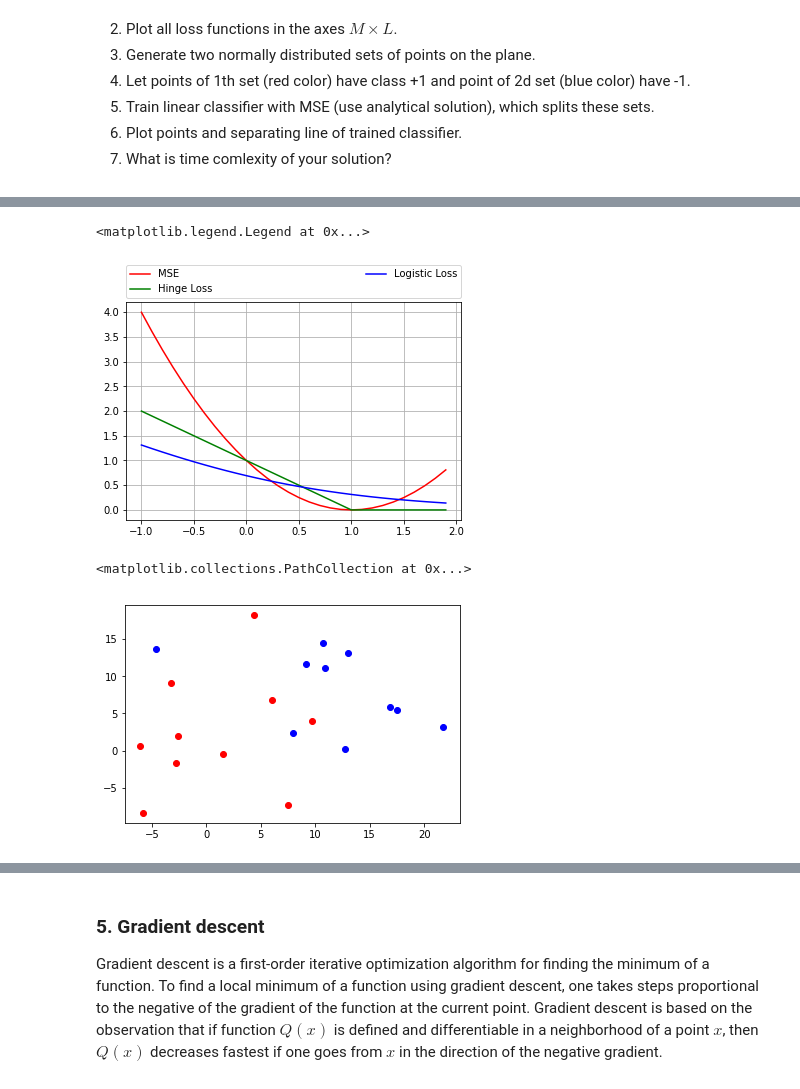
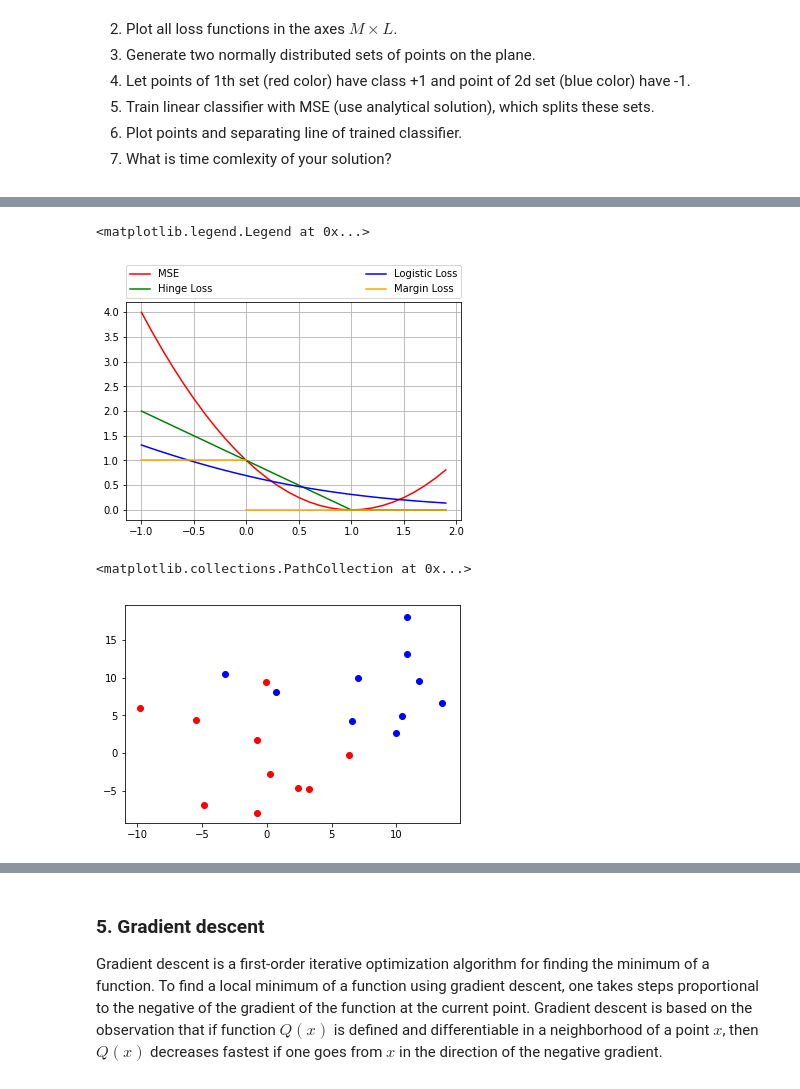
Before and after one commit to RakitinDen/Renju, a Jupyter notebook: lab-1.ipynb, the cells around one changed output, grey strips where cells are left out. Cells and saved outputs as stored; diff of their text form; code cells hidden in the pictures.

```diff
--- a/lab-1.ipynb
+++ b/lab-1.ipynb
@@ -275,26 +275,35 @@ As for hinge loss: $L(M) = max(0, 1 - M)$
 As for logistic loss : $L(M) = ln(1 + exp(-M))$
 # %%
 segment = np.arange(-1, 2, 0.1)
+first_pos = np.argmin(segment ** 2)
 plt.grid(True)
 
 MSE_graph = (segment - 1) ** 2
 hinge_loss_graph = np.maximum(np.zeros(segment.shape[0]), np.ones(segment.shape[0]) - segment)
 logistic_loss_graph = np.log(1 + np.exp(-segment))
+margin_graph_left = np.ones((first_pos + 1))
+margin_graph_right = np.zeros((segment.shape[0] - first_pos))
 plt.plot(segment, MSE_graph, label='MSE', color='red')
 plt.plot(segment, hinge_loss_graph, label="Hinge Loss", color='green')
 plt.plot(segment, logistic_loss_graph, label="Logistic Loss", color='blue')
+plt.plot(segment[:first_pos + 1], margin_graph_left, label="Margin Loss", color='orange')
+plt.plot(segment[first_pos:], margin_graph_right, color='orange')
 plt.legend(bbox_to_anchor=(0., 1.02, 1., .102), loc=3,
        ncol=2, mode="expand", borderaxespad=0.)
 # %% [output]
 <matplotlib.legend.Legend at 0x...>
-[figure, old version]
+[figure, new version]
 # %%
-first_set_x = np.random.normal(0, 5, 10)
-first_set_y = np.random.normal(0, 5, 10)
-second_set_x = np.random.normal(10, 5, 10)
-second_set_y = np.random.normal(10, 5, 10)
+def generate_sets(mu, sigma, num):
+    first_set_x = np.random.normal(mu, sigma, num)
+    first_set_y = np.random.normal(mu, sigma, num)
+    second_set_x = np.random.normal(2 * sigma - mu, sigma, num)
+    second_set_y = np.random.normal(2 * sigma - mu, sigma, num)
+    return first_set_x, first_set_y, second_set_x, second_set_y
+
+first_set_x, first_set_y, second_set_x, second_set_y = generate_sets(0, 5, 10)
 plt.scatter(first_set_x, first_set_y, label='First', color='red')
 plt.scatter(second_set_x, second_set_y, label='Second', color='blue')
 # %% [output]
 <matplotlib.collections.PathCollection at 0x...>
-[figure, old version]
+[figure, new version]
```
Also changed, not shown: parts of 15 cells of this notebook.
